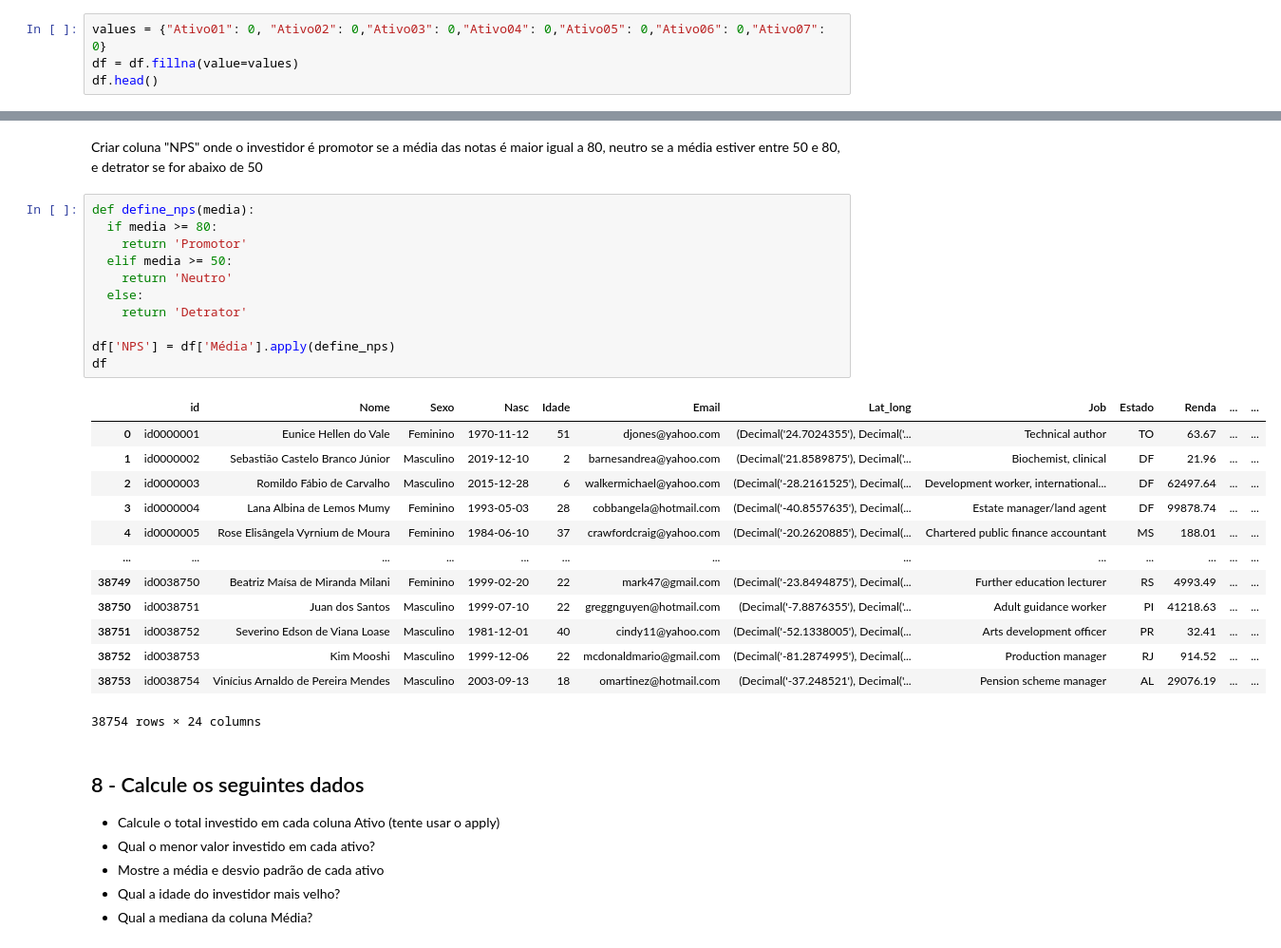
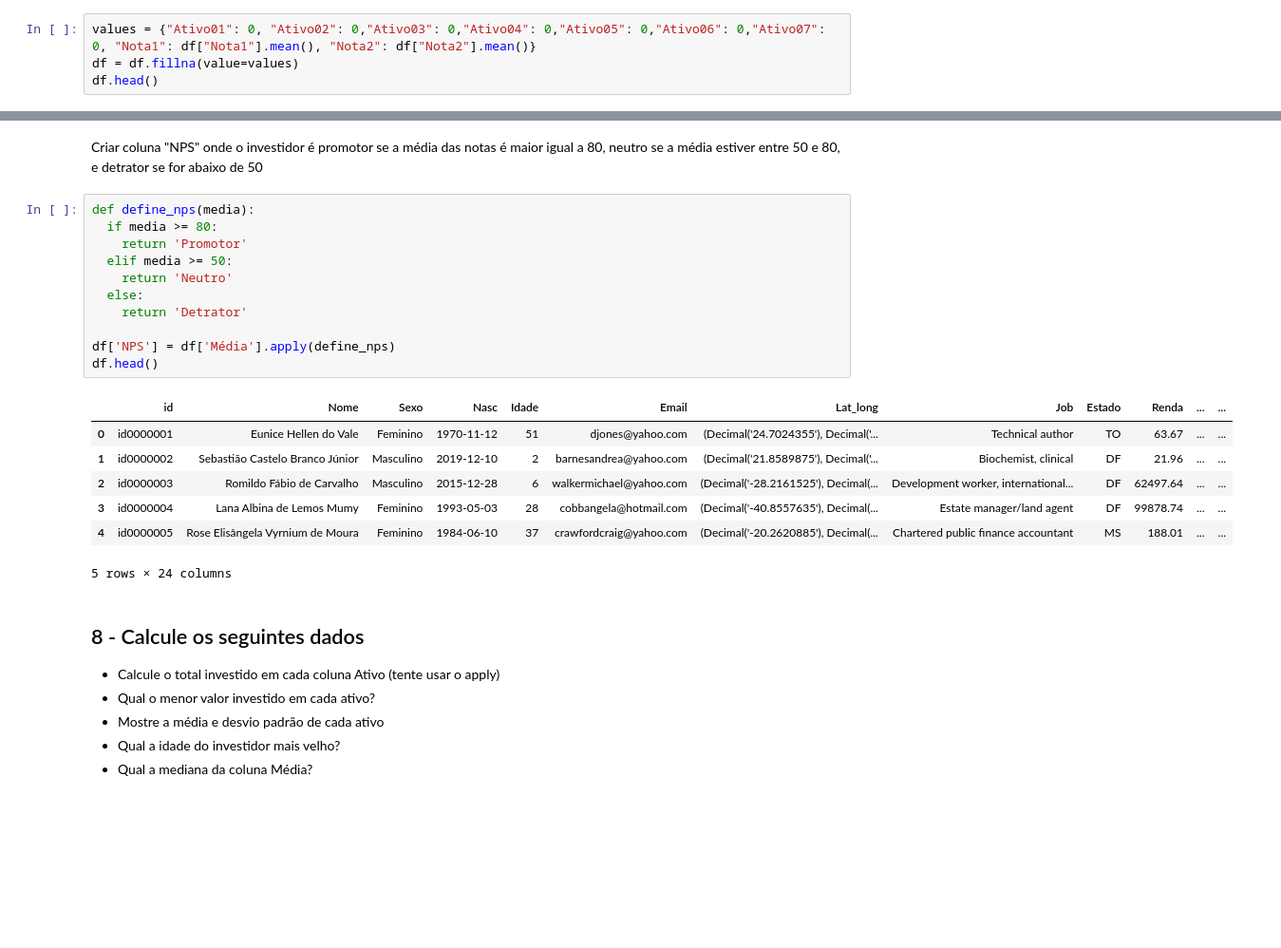
Before and after one commit to Rafael-Ribeiro-de-Lima/970-lm-tech-data-talents, a Jupyter notebook: modulo-3/projeto-final/relatorio.ipynb, the cells around one changed output, grey strips where cells are left out. Shown at 95% size. Cells and saved outputs as stored; diff of their text form; blank space fills up the shorter version.

```diff
--- a/modulo-3/projeto-final/relatorio.ipynb
+++ b/modulo-3/projeto-final/relatorio.ipynb
@@ -191,5 +198,5 @@ df_faltantes
 # %%
-values = {"Ativo01": 0, "Ativo02": 0,"Ativo03": 0,"Ativo04": 0,"Ativo05": 0,"Ativo06": 0,"Ativo07": 0}
+values = {"Ativo01": 0, "Ativo02": 0,"Ativo03": 0,"Ativo04": 0,"Ativo05": 0,"Ativo06": 0,"Ativo07": 0, "Nota1": df["Nota1"].mean(), "Nota2": df["Nota2"].mean()}
 df = df.fillna(value=values)
 df.head()
 # %% [output]
@@ -325,28 +345,22 @@ Criar coluna "NPS" onde o investidor é promotor se a média das notas é maior
 # %%
 def define_nps(media):
   if media >= 80:
     return 'Promotor'
   elif media >= 50:
     return 'Neutro'
   else:
     return 'Detrator'
 
 df['NPS'] = df['Média'].apply(define_nps)
-df
+df.head()
 # %% [output]
 |  | id | Nome | Sexo | Nasc | Idade | Email | Lat_long | Job | Estado | Renda | ... | ... |
 | 0 | id0000001 | Eunice Hellen do Vale | Feminino | 1970-11-12 | 51 | djones@yahoo.com | (Decimal('24.7024355'), Decimal('... | Technical author | TO | 63.67 | ... | ... |
 | 1 | id0000002 | Sebastião Castelo Branco Júnior | Masculino | 2019-12-10 | 2 | barnesandrea@yahoo.com | (Decimal('21.8589875'), Decimal('... | Biochemist, clinical | DF | 21.96 | ... | ... |
 | 2 | id0000003 | Romildo Fábio de Carvalho | Masculino | 2015-12-28 | 6 | walkermichael@yahoo.com | (Decimal('-28.2161525'), Decimal(... | Development worker, international... | DF | 62497.64 | ... | ... |
 | 3 | id0000004 | Lana Albina de Lemos Mumy | Feminino | 1993-05-03 | 28 | cobbangela@hotmail.com | (Decimal('-40.8557635'), Decimal(... | Estate manager/land agent | DF | 99878.74 | ... | ... |
 | 4 | id0000005 | Rose Elisângela Vyrnium de Moura | Feminino | 1984-06-10 | 37 | crawfordcraig@yahoo.com | (Decimal('-20.2620885'), Decimal(... | Chartered public finance accountant | MS | 188.01 | ... | ... |
-| ... | ... | ... | ... | ... | ... | ... | ... | ... | ... | ... | ... | ... |
-| 38749 | id0038750 | Beatriz Maísa de Miranda Milani | Feminino | 1999-02-20 | 22 | mark47@gmail.com | (Decimal('-23.8494875'), Decimal(... | Further education lecturer | RS | 4993.49 | ... | ... |
-| 38750 | id0038751 | Juan dos Santos | Masculino | 1999-07-10 | 22 | greggnguyen@hotmail.com | (Decimal('-7.8876355'), Decimal('... | Adult guidance worker | PI | 41218.63 | ... | ... |
-| 38751 | id0038752 | Severino Edson de Viana Loase | Masculino | 1981-12-01 | 40 | cindy11@yahoo.com | (Decimal('-52.1338005'), Decimal(... | Arts development officer | PR | 32.41 | ... | ... |
-| 38752 | id0038753 | Kim Mooshi | Masculino | 1999-12-06 | 22 | mcdonaldmario@gmail.com | (Decimal('-81.2874995'), Decimal(... | Production manager | RJ | 914.52 | ... | ... |
-| 38753 | id0038754 | Vinícius Arnaldo de Pereira Mendes | Masculino | 2003-09-13 | 18 | omartinez@hotmail.com | (Decimal('-37.248521'), Decimal('... | Pension scheme manager | AL | 29076.19 | ... | ... |
-38754 rows × 24 columns
+5 rows × 24 columns
 # %% [markdown]
 ## 8 - Calcule os seguintes dados
 - Calcule o total investido em cada coluna Ativo (tente usar o apply)
```
Also changed, not shown: parts of 13 cells of this notebook.
